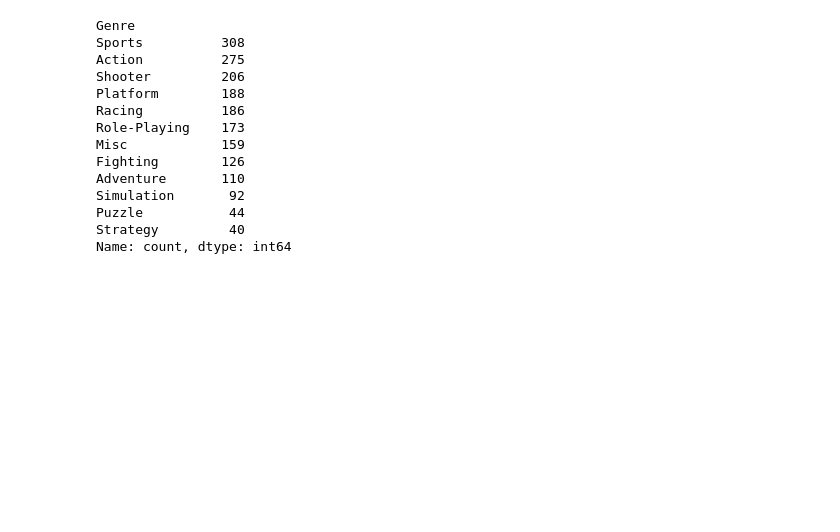
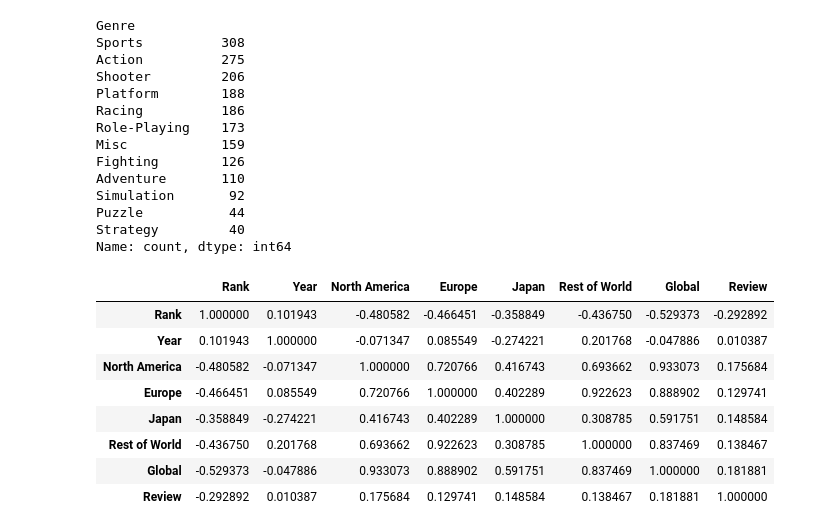
Before and after one commit to pablo-mada/Proyecto-Final, a Jupyter notebook: Notebooks/03_Trabajo_con_DataSet_Editado.ipynb, the cells around one changed output. Saved outputs shown, nothing was run; the diff lists cells and outputs as text; code cells hidden in the pictures; blank space fills up the shorter version.

```diff
--- a/Notebooks/03_Trabajo_con_DataSet_Editado.ipynb
+++ b/Notebooks/03_Trabajo_con_DataSet_Editado.ipynb
@@ -121,3 +117,15 @@ Simulation       92
 Puzzle           44
 Strategy         40
 Name: count, dtype: int64
+# %%
+df.corr(numeric_only=True,method='pearson')
+# %% [output]
+|  | Rank | Year | North America | Europe | Japan | Rest of World | Global | Review |
+| Rank | 1.000000 | 0.101943 | -0.480582 | -0.466451 | -0.358849 | -0.436750 | -0.529373 | -0.292892 |
+| Year | 0.101943 | 1.000000 | -0.071347 | 0.085549 | -0.274221 | 0.201768 | -0.047886 | 0.010387 |
+| North America | -0.480582 | -0.071347 | 1.000000 | 0.720766 | 0.416743 | 0.693662 | 0.933073 | 0.175684 |
+| Europe | -0.466451 | 0.085549 | 0.720766 | 1.000000 | 0.402289 | 0.922623 | 0.888902 | 0.129741 |
+| Japan | -0.358849 | -0.274221 | 0.416743 | 0.402289 | 1.000000 | 0.308785 | 0.591751 | 0.148584 |
+| Rest of World | -0.436750 | 0.201768 | 0.693662 | 0.922623 | 0.308785 | 1.000000 | 0.837469 | 0.138467 |
+| Global | -0.529373 | -0.047886 | 0.933073 | 0.888902 | 0.591751 | 0.837469 | 1.000000 | 0.181881 |
+| Review | -0.292892 | 0.010387 | 0.175684 | 0.129741 | 0.148584 | 0.138467 | 0.181881 | 1.000000 |
```
Also changed, not shown: parts of 4 cells of this notebook.
